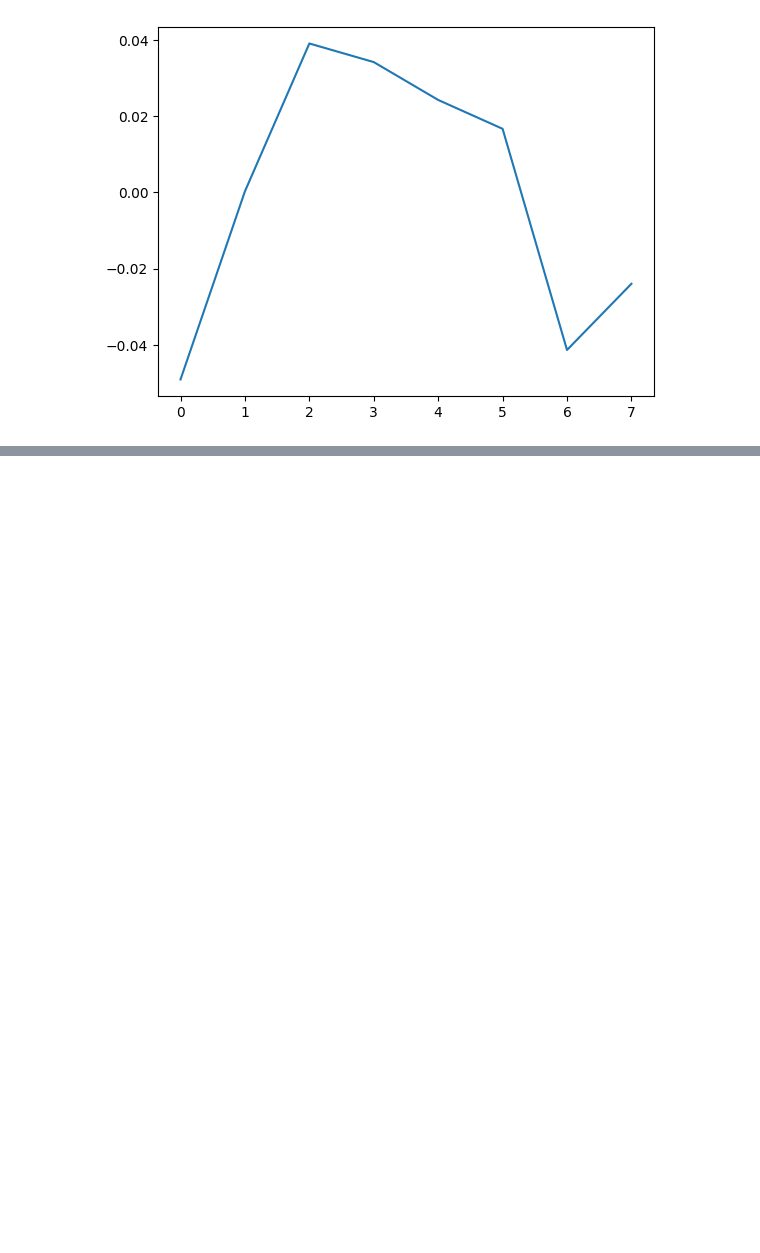
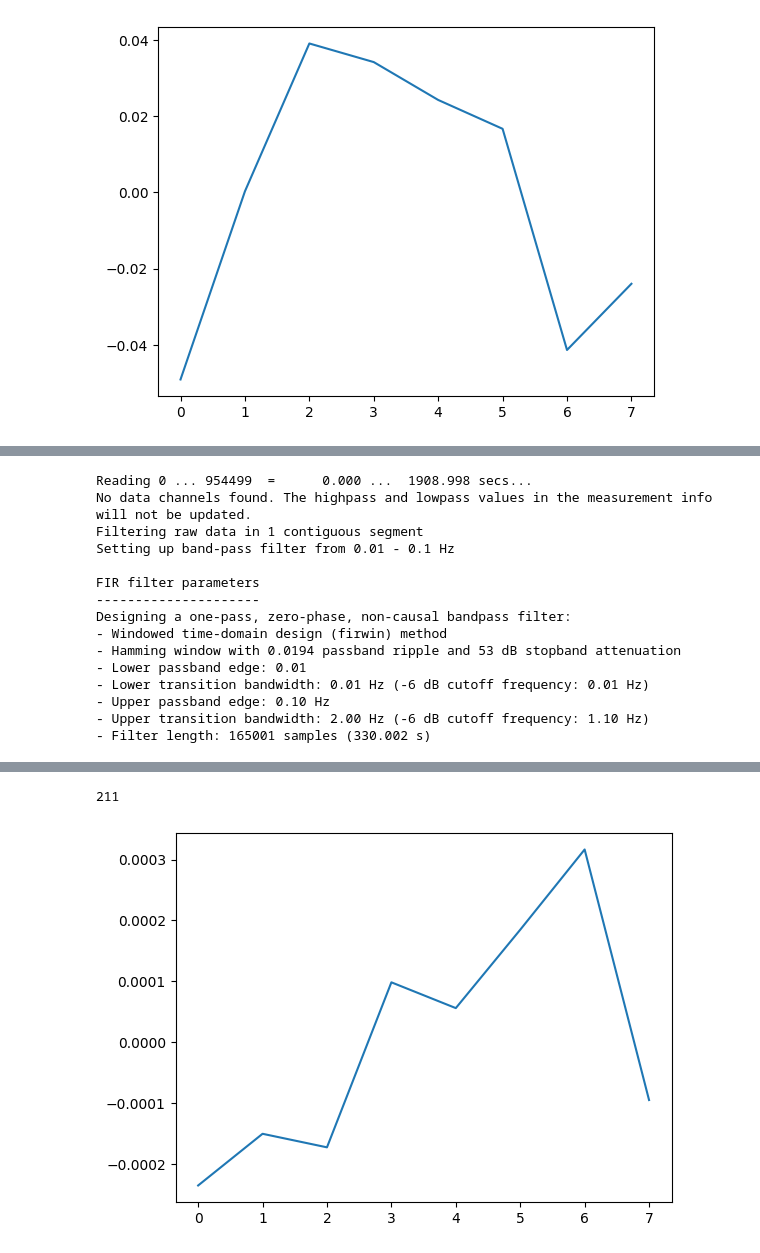
Before and after one commit to YannickLeon/EEGAnalysis, a Jupyter notebook: filtering2.ipynb, the cells around one changed output, grey strips where cells are left out. Drawn from its saved outputs; the diff is of its cells as text; code cells hidden in the pictures; blank space fills up the shorter version.

Commit message:
Bin analysis all subjects

```diff
--- a/filtering2.ipynb
+++ b/filtering2.ipynb
@@ -181,0 +224,6 @@ plt.show()
+# %%
+deviation.append(get_deviation_for_subjects(17, "MISSILE_HIT_ENEMY", range(8,9)))
+
+plt.plot([i for i in range(8)], deviation[len(deviation)-1])
+#plt.yticks([-1+i/10 for i in range(21)])
+plt.show()
@@ -181,0 +247,6 @@ plt.show()
+# %%
+deviation.append(get_deviation_for_subjects(17, "SHOOT_BUTTON", range(3,4)))
+
+plt.plot([i for i in range(8)], deviation[len(deviation)-1])
+#plt.yticks([-1+i/10 for i in range(21)])
+plt.show()
@@ -181,0 +271,6 @@ plt.show()
+# %%
+deviation.append(get_deviation_for_subjects(17, "COLLECT_STAR", range(48,49)))
+
+plt.plot([i for i in range(8)], deviation[len(deviation)-1])
+#plt.yticks([-1+i/10 for i in range(21)])
+plt.show()
@@ -181,0 +295,28 @@ plt.show()
+# %%
+deviation.append(get_deviation_for_subjects(17, "COLLECT_AMMO", range(49,50)))
+
+plt.plot([i for i in range(8)], deviation[len(deviation)-1])
+#plt.yticks([-1+i/10 for i in range(21)])
+plt.show()
+# %%
+deviation.append(get_deviation_for_subjects(17, "PLAYER_CRASH_WALL", range(10,11)))
+
+plt.plot([i for i in range(8)], deviation[len(deviation)-1])
+#plt.yticks([-1+i/10 for i in range(21)])
+plt.show()
+# %% [output]
+Reading 0 ... 954499  =      0.000 ...  1908.998 secs...
+No data channels found. The highpass and lowpass values in the measurement info will not be updated.
+Filtering raw data in 1 contiguous segment
+Setting up band-pass filter from 0.01 - 0.1 Hz
+
+FIR filter parameters
+---------------------
+Designing a one-pass, zero-phase, non-causal bandpass filter:
+- Windowed time-domain design (firwin) method
+- Hamming window with 0.0194 passband ripple and 53 dB stopband attenuation
+- Lower passband edge: 0.01
+- Lower transition bandwidth: 0.01 Hz (-6 dB cutoff frequency: 0.01 Hz)
+- Upper passband edge: 0.10 Hz
+- Upper transition bandwidth: 2.00 Hz (-6 dB cutoff frequency: 1.10 Hz)
+- Filter length: 165001 samples (330.002 s)
@@ -181,0 +324,2 @@ plt.show()
+211
+[figure, added]
```
Also changed, not shown: parts of 12 cells of this notebook, 1 other file.
